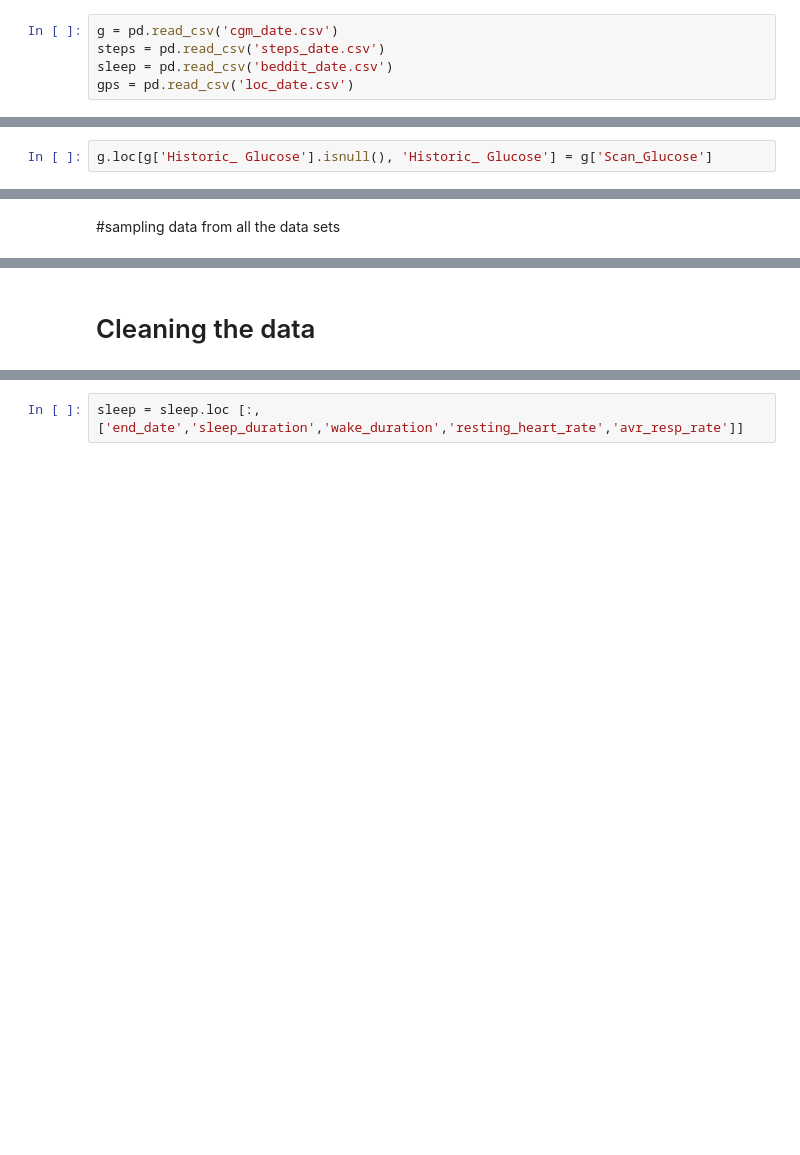
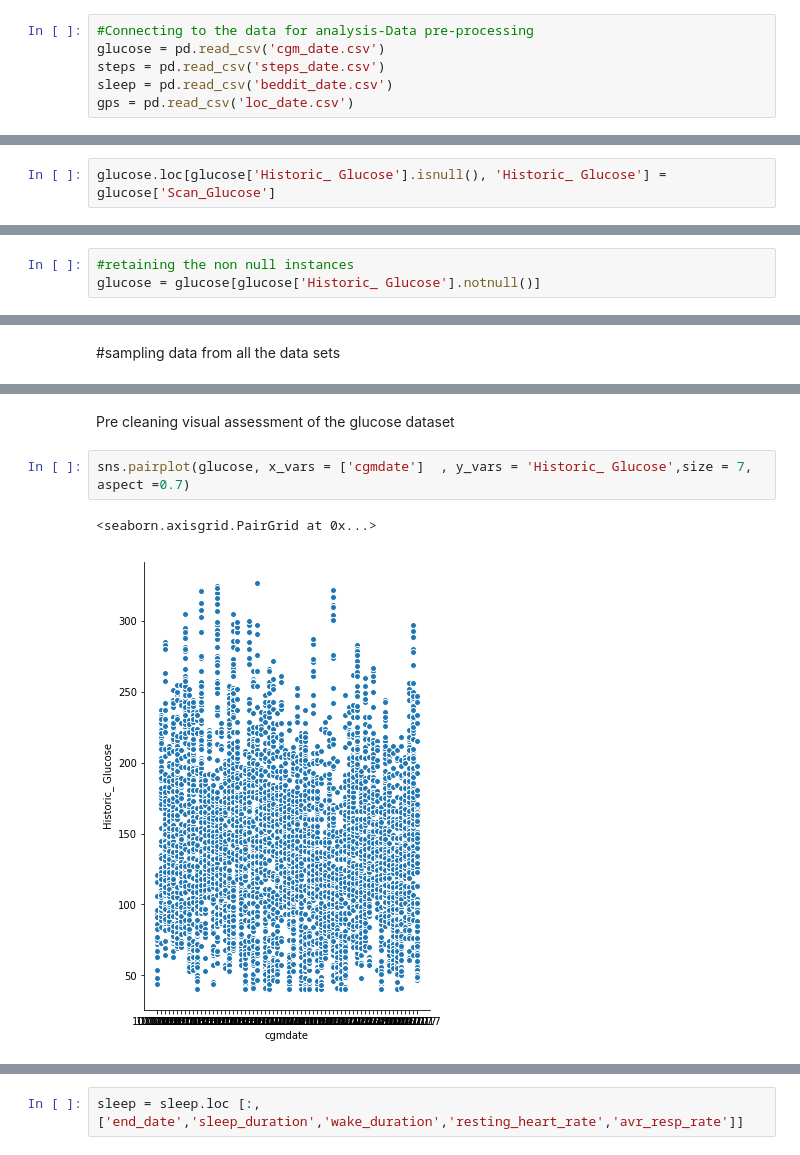
Before and after one commit to arunehealth/DiabeticProject, a Jupyter notebook: FinalWorkBook.ipynb, the cells around one changed output, grey strips where cells are left out. Drawn from its saved outputs; the diff is of its cells as text; blank space fills up the shorter version.

```diff
--- a/FinalWorkBook.ipynb
+++ b/FinalWorkBook.ipynb
@@ -13,5 +91,6 @@ import matplotlib.pyplot as plt
 # %%
-g = pd.read_csv('cgm_date.csv')
+#Connecting to the data for analysis-Data pre-processing
+glucose = pd.read_csv('cgm_date.csv')
 steps = pd.read_csv('steps_date.csv')
 sleep = pd.read_csv('beddit_date.csv')
 gps = pd.read_csv('loc_date.csv')
@@ -118,2 +181,2 @@ dtype: int64
 # %%
-g.loc[g['Historic_ Glucose'].isnull(), 'Historic_ Glucose'] = g['Scan_Glucose']
+glucose.loc[glucose['Historic_ Glucose'].isnull(), 'Historic_ Glucose'] = glucose['Scan_Glucose']
@@ -131,0 +183,3 @@ dtype: int64
+# %%
+#retaining the non null instances
+glucose = glucose[glucose['Historic_ Glucose'].notnull()]
@@ -181,2 +243,7 @@ gps.sample(2)
-# %% [markdown]
-# Cleaning the data
+# %% [markdown]
+Pre cleaning visual assessment of the glucose dataset
+# %%
+sns.pairplot(glucose, x_vars = ['cgmdate']  , y_vars = 'Historic_ Glucose',size = 7, aspect =0.7)
+# %% [output]
+<seaborn.axisgrid.PairGrid at 0x...>
+[figure, added]
```
Also changed, not shown: parts of 73 cells of this notebook.
